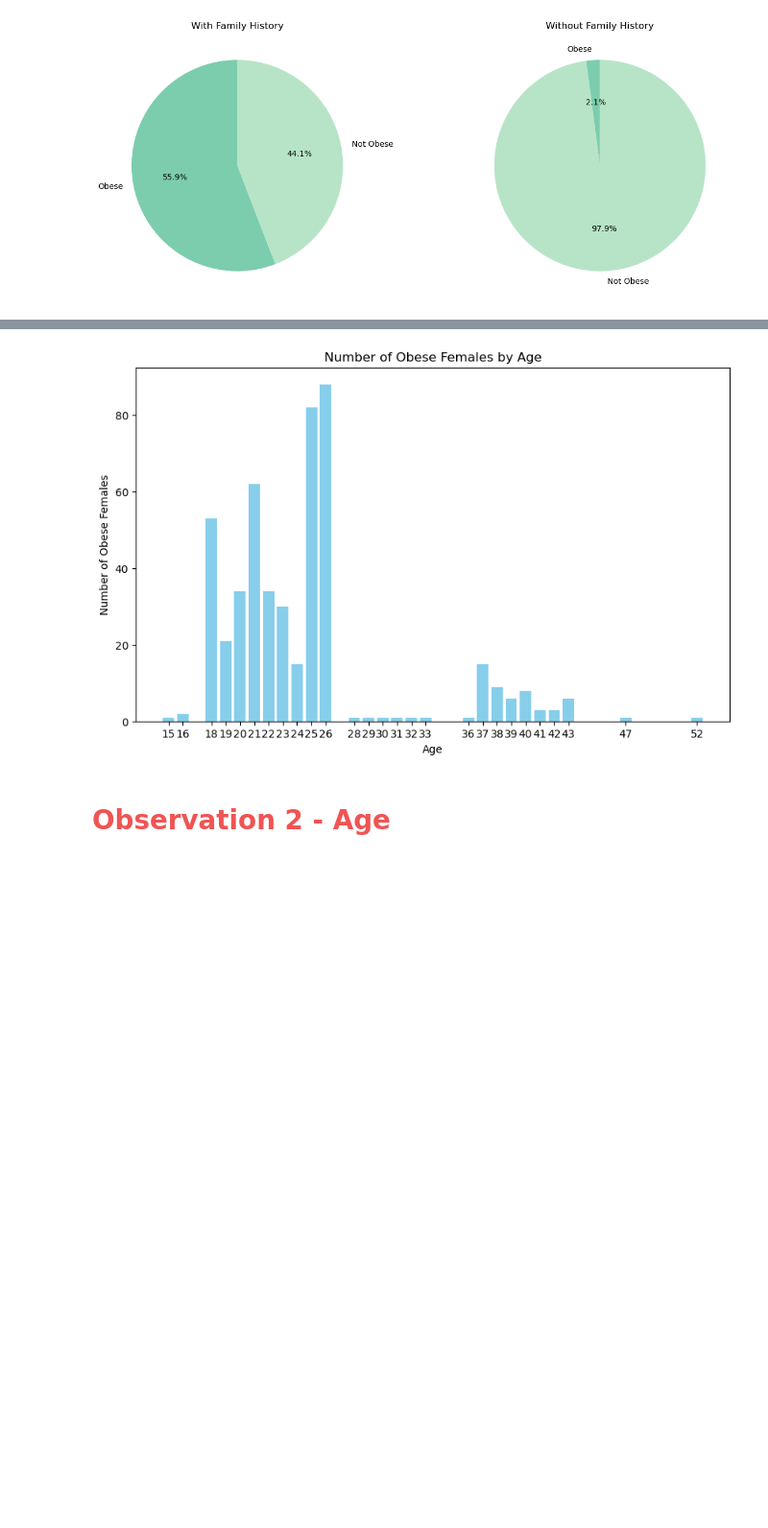
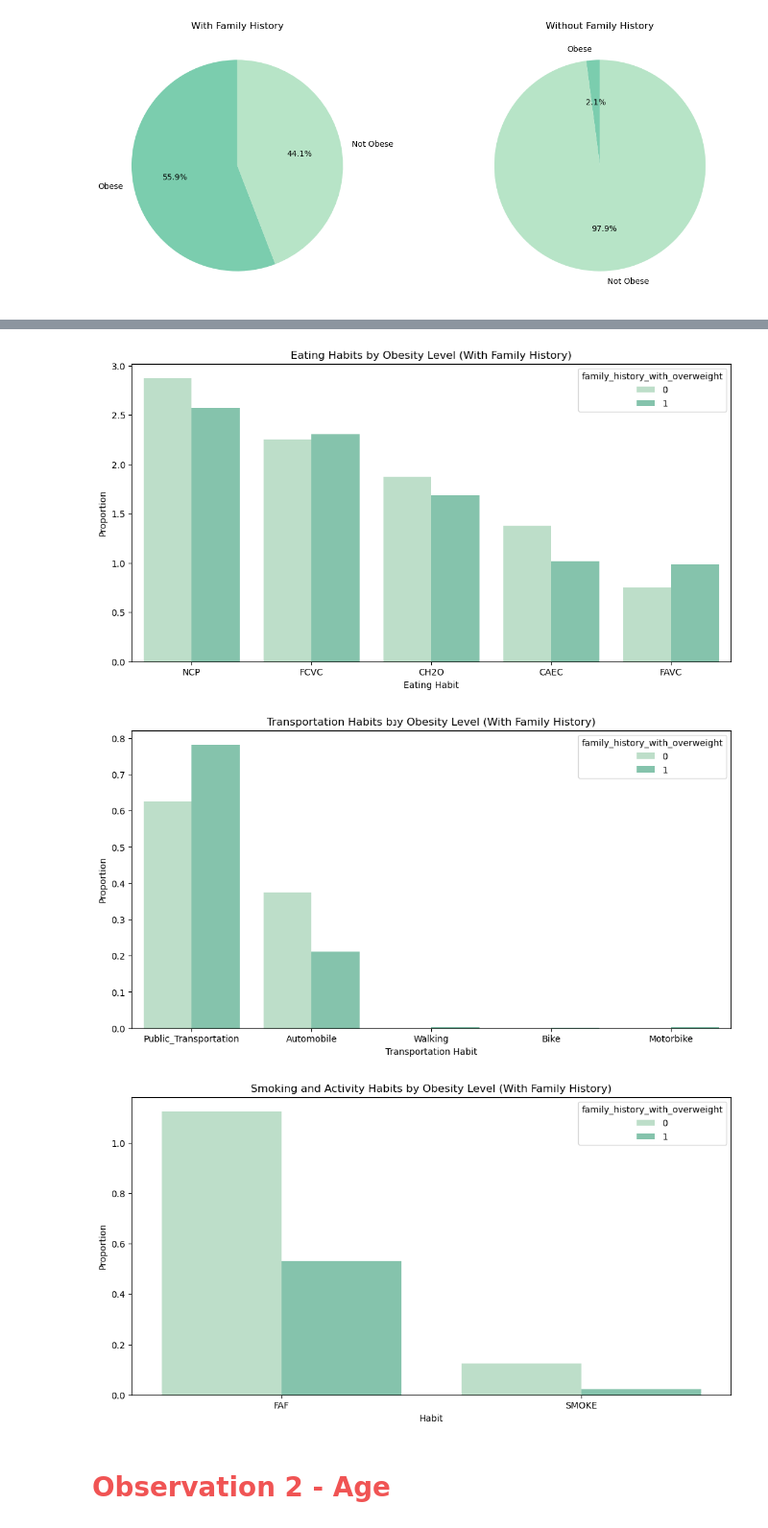
Before and after one commit to omeysi1/project1, a Jupyter notebook: project.ipynb, the cells around one changed output, grey strips where cells are left out. Shown at 96% size. Saved outputs shown, nothing was run; the diff lists cells and outputs as text; code cells hidden in the pictures; blank space fills up the shorter version.

```diff
--- a/project.ipynb
+++ b/project.ipynb
@@ -296,20 +264,57 @@ plt.show()
-# %%
-# Filter for female and obese
-female_obese_df = ob_df[(ob_df['Gender'] == 0) & (ob_df['NObeyesdad'] == 1)]
-
-# Group by age and count the occurrences
-grouped = female_obese_df.groupby('Age').size().reset_index(name='Count')
-
-# Plotting the results
-plt.figure(figsize=(10, 6))
-plt.bar(grouped['Age'], grouped['Count'], color='skyblue')
-plt.xlabel('Age')
-plt.ylabel('Number of Obese Females')
-plt.title('Number of Obese Females by Age')
-plt.xticks(grouped['Age'])
-plt.show()
-# %% [output]
-[figure, removed]
+# %%
+# Define the colors
+colors = ["#B7E4C7", "#7BCDAE"]
+
+# Filter data for individuals with a family history of being overweight
+with_family_history = ob_df[ob_df['NObeyesdad'] == 1]
+
+# Define the features for eating, transportation, smoking, and activity habits
+eating_habits = ['NCP', 'FCVC', 'CH2O', 'CAEC', 'FAVC']
+transportation_habits = [ 'Public_Transportation', 'Automobile','Walking', 'Bike', 'Motorbike']
+other_habits = ['FAF', 'SMOKE']
+
+# Calculate proportions for eating habits
+grouped_eating = with_family_history.groupby('family_history_with_overweight')[eating_habits].mean().reset_index()
+df_eating_long = pd.melt(grouped_eating, id_vars='family_history_with_overweight', value_vars=eating_habits, var_name='Habit', value_name='Proportion')
+
+# Plot the eating habits side-by-side
+plt.figure(figsize=(12, 6))
+sns.barplot(data=df_eating_long, x='Habit', y='Proportion', hue='family_history_with_overweight', dodge=True, palette=colors)
+plt.title('Eating Habits by Obesity Level (With Family History)')
+plt.xlabel('Eating Habit')
+plt.ylabel('Proportion')
+plt.legend(title='family_history_with_overweight')
+plt.show()
+
+# Calculate proportions for transportation habits
+grouped_transport = with_family_history.groupby('family_history_with_overweight')[transportation_habits].mean().reset_index()
+df_transport_long = pd.melt(grouped_transport, id_vars='family_history_with_overweight', value_vars=transportation_habits, var_name='Transportation', value_name='Proportion')
+
+# Plot the transportation habits side-by-side
+plt.figure(figsize=(12, 6))
+sns.barplot(data=df_transport_long, x='Transportation', y='Proportion', hue='family_history_with_overweight', dodge=True, palette=colors)
+plt.title('Transportation Habits bנy Obesity Level (With Family History)')
+plt.xlabel('Transportation Habit')
+plt.ylabel('Proportion')
+plt.legend(title='family_history_with_overweight')
+plt.show()
+
+# Calculate proportions for smoking and activity habits
+grouped_other = with_family_history.groupby('family_history_with_overweight')[other_habits].mean().reset_index()
+df_other_long = pd.melt(grouped_other, id_vars='family_history_with_overweight', value_vars=other_habits, var_name='Habit', value_name='Proportion')
+
+# Plot the smoking and activity habits side-by-side
+plt.figure(figsize=(12, 6))
+sns.barplot(data=df_other_long, x='Habit', y='Proportion', hue='family_history_with_overweight', dodge=True, palette=colors)
+plt.title('Smoking and Activity Habits by Obesity Level (With Family History)')
+plt.xlabel('Habit')
+plt.ylabel('Proportion')
+plt.legend(title='family_history_with_overweight')
+plt.show()
+# %% [output]
+[figure, added]
+[figure, added]
+[figure, added]
 # %% [markdown]
 # <b id="section_2">  </b> <b style='color:#F05454'>Observation 2 - Age </b> <b></b>
 # %%
```
Also changed, not shown: parts of 27 cells of this notebook.
